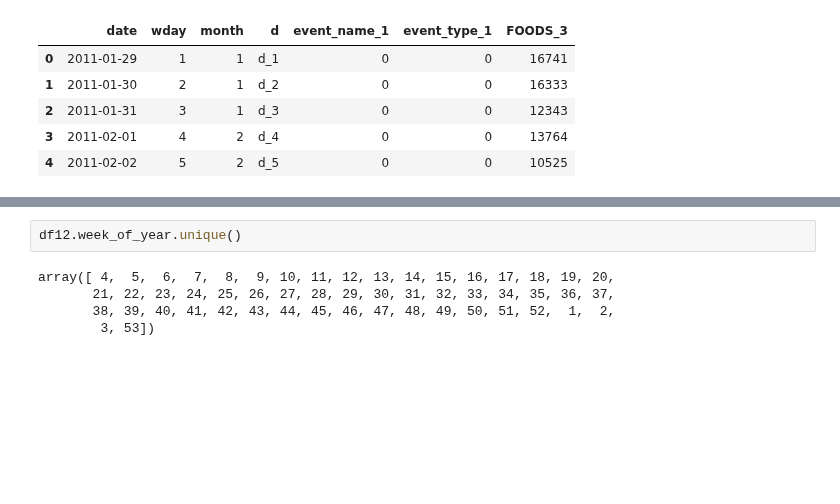
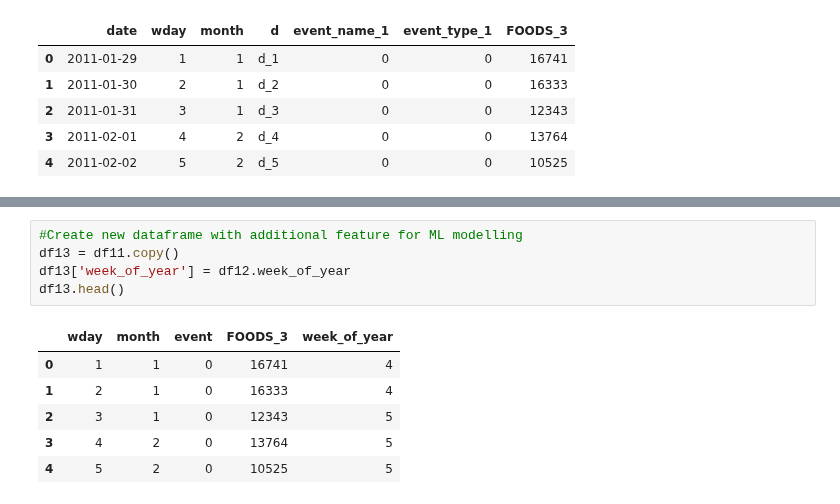
Before and after one commit to sithankanna/hts-forecast, a Jupyter notebook: notebooks/002-EK-EDA.ipynb, the cells around one changed output, grey strips where cells are left out. Drawn from its saved outputs; the diff is of its cells as text; blank space fills up the shorter version.

```diff
--- a/notebooks/002-EK-EDA.ipynb
+++ b/notebooks/002-EK-EDA.ipynb
@@ -546,7 +539,12 @@ len(df12)
-# %%
-df12.week_of_year.unique()
-# %% [output]
-array([ 4,  5,  6,  7,  8,  9, 10, 11, 12, 13, 14, 15, 16, 17, 18, 19, 20,
-       21, 22, 23, 24, 25, 26, 27, 28, 29, 30, 31, 32, 33, 34, 35, 36, 37,
-       38, 39, 40, 41, 42, 43, 44, 45, 46, 47, 48, 49, 50, 51, 52,  1,  2,
-        3, 53])
+# %%
+#Create new dataframe with additional feature for ML modelling
+df13 = df11.copy()
+df13['week_of_year'] = df12.week_of_year
+df13.head()
+# %% [output]
+|  | wday | month | event | FOODS_3 | week_of_year |
+| 0 | 1 | 1 | 0 | 16741 | 4 |
+| 1 | 2 | 1 | 0 | 16333 | 4 |
+| 2 | 3 | 1 | 0 | 12343 | 5 |
+| 3 | 4 | 2 | 0 | 13764 | 5 |
+| 4 | 5 | 2 | 0 | 10525 | 5 |
```
Also changed, not shown: parts of 17 cells of this notebook.
